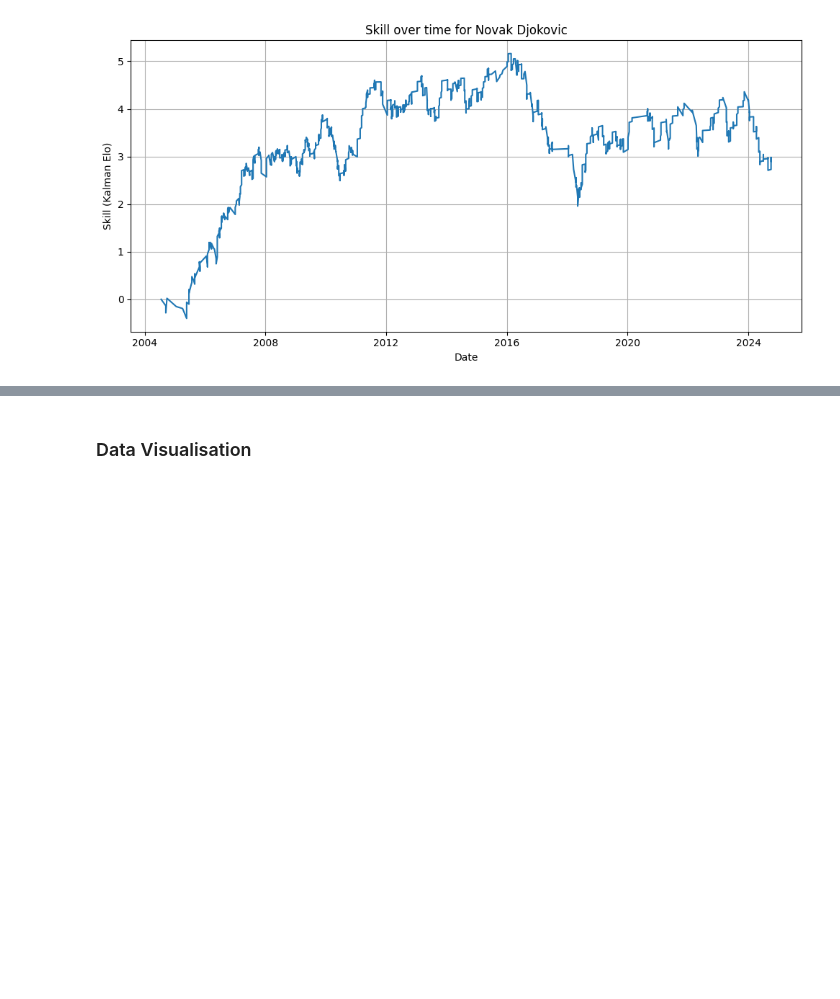
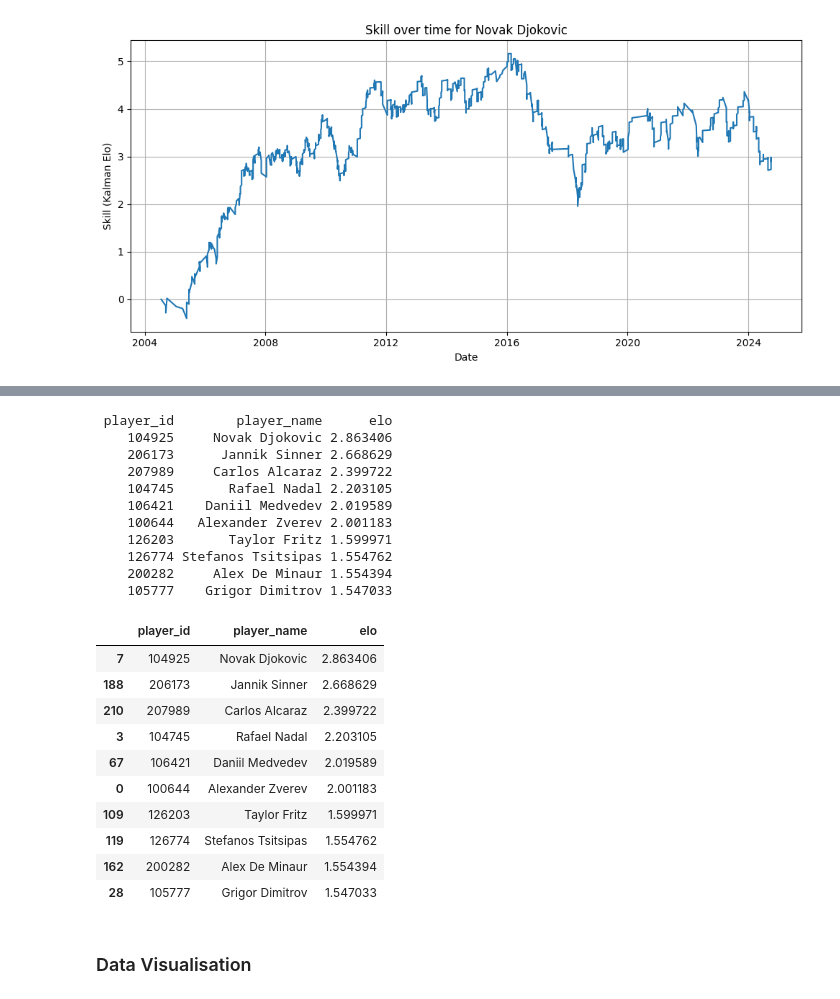
Before and after one commit to jaydenshi99/atp-forecaster, a Jupyter notebook: notebooks/experiments/kalman_filter.ipynb, the cells around one changed output, grey strips where cells are left out. Saved outputs shown, nothing was run; the diff lists cells and outputs as text; code cells hidden in the pictures; blank space fills up the shorter version.

Commit message:
code for EKF surface

```diff
--- a/notebooks/experiments/kalman_filter.ipynb
+++ b/notebooks/experiments/kalman_filter.ipynb
@@ -287,3 +465,30 @@ $$\hat{y}^- = h(s_a - s_b),\space h(x) = (1+\exp(-kx))^{-1}$$
+# %%
+surface_skill_df = kalman_filter_surface(df)
+# %%
+display_top_elo_players_flex(surface_skill_df, elo_a_col="g_a", elo_b_col="g_b")
+# %% [output]
+ player_id        player_name      elo
+    104925     Novak Djokovic 2.863406
+    206173      Jannik Sinner 2.668629
+    207989     Carlos Alcaraz 2.399722
+    104745       Rafael Nadal 2.203105
+    106421    Daniil Medvedev 2.019589
+    100644   Alexander Zverev 2.001183
+    126203       Taylor Fritz 1.599971
+    126774 Stefanos Tsitsipas 1.554762
+    200282     Alex De Minaur 1.554394
+    105777    Grigor Dimitrov 1.547033
+|  | player_id | player_name | elo |
+| 7 | 104925 | Novak Djokovic | 2.863406 |
+| 188 | 206173 | Jannik Sinner | 2.668629 |
+| 210 | 207989 | Carlos Alcaraz | 2.399722 |
+| 3 | 104745 | Rafael Nadal | 2.203105 |
+| 67 | 106421 | Daniil Medvedev | 2.019589 |
+| 0 | 100644 | Alexander Zverev | 2.001183 |
+| 109 | 126203 | Taylor Fritz | 1.599971 |
+| 119 | 126774 | Stefanos Tsitsipas | 1.554762 |
+| 162 | 200282 | Alex De Minaur | 1.554394 |
+| 28 | 105777 | Grigor Dimitrov | 1.547033 |
 # %% [markdown]
 ### Data Visualisation
 # %%
```
Also changed, not shown: parts of 2 cells of this notebook.
